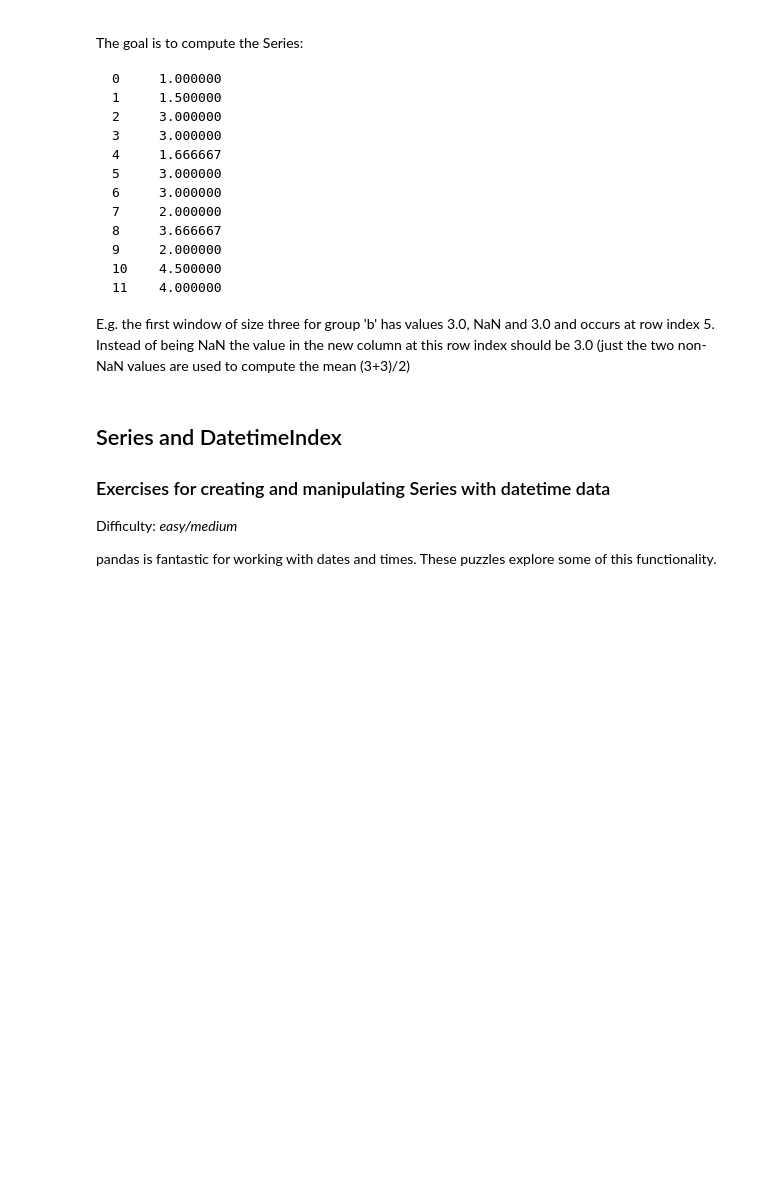
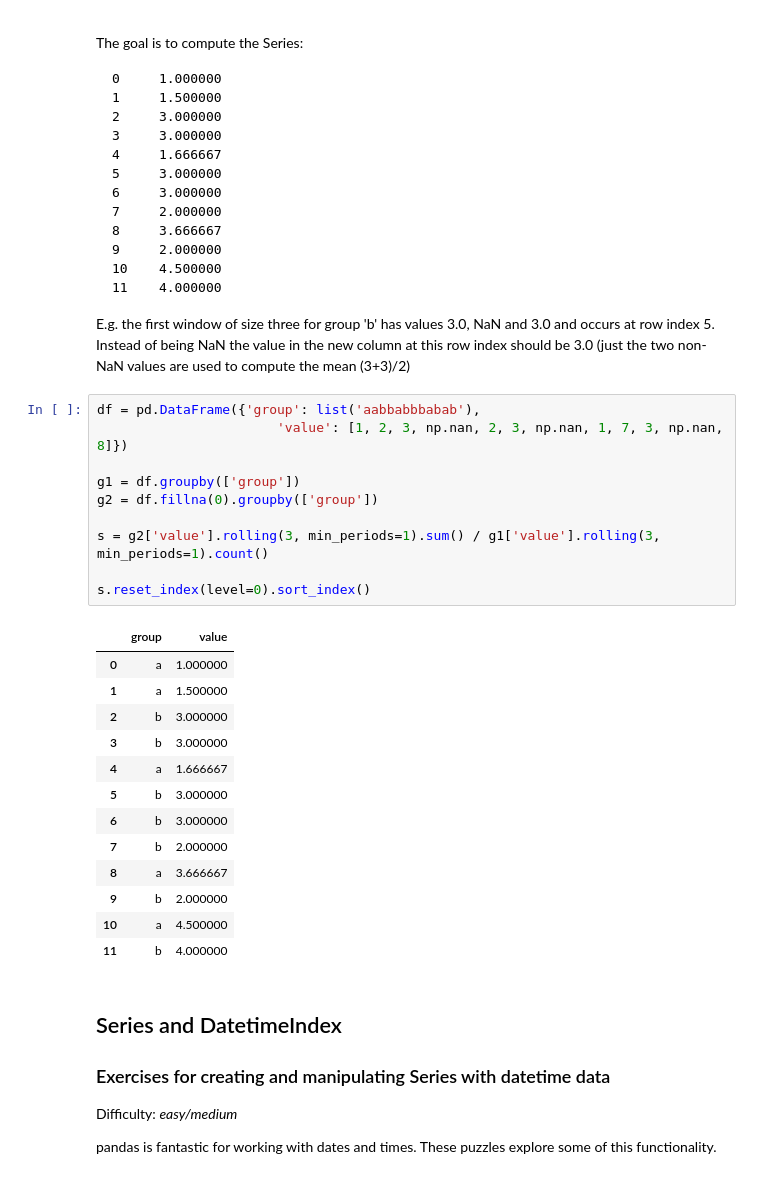
Before and after one commit to TotalChest/mlcourse.ai, a Jupyter notebook: assignments/100-Pandas.ipynb, the cells around one changed output. Saved outputs shown, nothing was run; the diff lists cells and outputs as text; blank space fills up the shorter version.

````diff
--- a/assignments/100-Pandas.ipynb
+++ b/assignments/100-Pandas.ipynb
@@ -640,6 +640,30 @@ The goal is to compute the Series:
 11    4.000000
 ```
 E.g. the first window of size three for group 'b' has values 3.0, NaN and 3.0 and occurs at row index 5. Instead of being NaN the value in the new column at this row index should be 3.0 (just the two non-NaN values are used to compute the mean (3+3)/2)
+# %%
+df = pd.DataFrame({'group': list('aabbabbbabab'),
+                       'value': [1, 2, 3, np.nan, 2, 3, np.nan, 1, 7, 3, np.nan, 8]})
+
+g1 = df.groupby(['group'])
+g2 = df.fillna(0).groupby(['group'])
+
+s = g2['value'].rolling(3, min_periods=1).sum() / g1['value'].rolling(3, min_periods=1).count()
+
+s.reset_index(level=0).sort_index()
+# %% [output]
+|  | group | value |
+| 0 | a | 1.000000 |
+| 1 | a | 1.500000 |
+| 2 | b | 3.000000 |
+| 3 | b | 3.000000 |
+| 4 | a | 1.666667 |
+| 5 | b | 3.000000 |
+| 6 | b | 3.000000 |
+| 7 | b | 2.000000 |
+| 8 | a | 3.666667 |
+| 9 | b | 2.000000 |
+| 10 | a | 4.500000 |
+| 11 | b | 4.000000 |
 # %% [markdown]
 ## Series and DatetimeIndex
 
````
Also changed, not shown: parts of 11 cells of this notebook.
